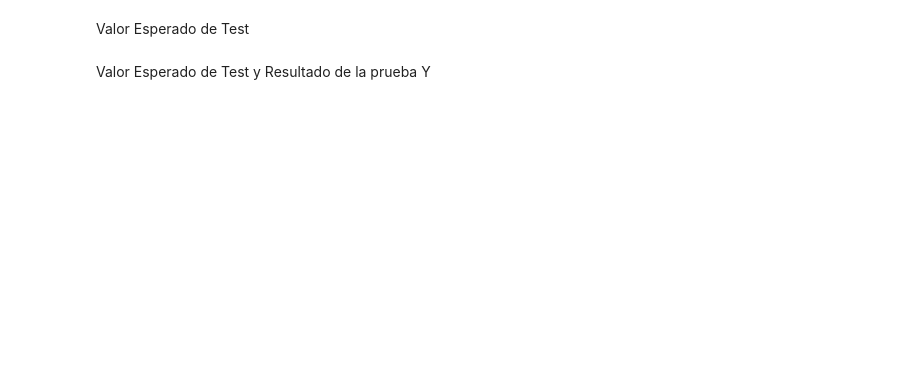
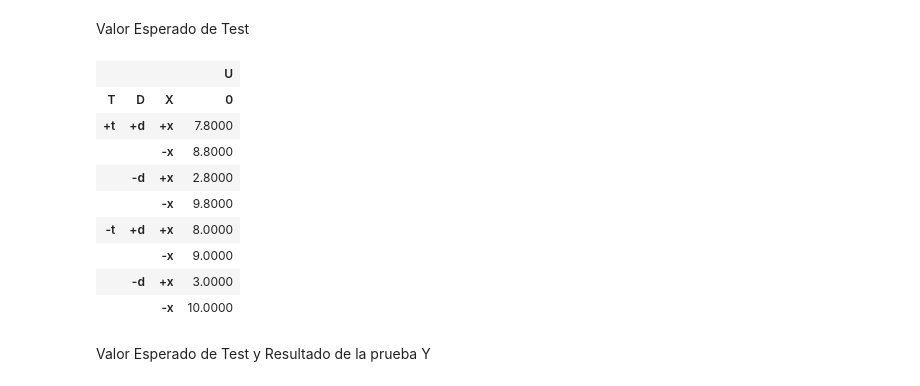
Before and after one commit to sensaur/AM_2_tareas, a Jupyter notebook: Ejercicio_DI_Medico.ipynb, the cells around one changed output. Saved outputs shown, nothing was run; the diff lists cells and outputs as text; code cells hidden in the pictures; blank space fills up the shorter version.

```diff
--- a/Ejercicio_DI_Medico.ipynb
+++ b/Ejercicio_DI_Medico.ipynb
@@ -208,4 +385,20 @@ gnb.showInfluenceDiagram(DI)
 # %% [markdown]
 Valor Esperado de Test
+# %%
+cost = 0.2
+U_DX = [10, 3, 9, 8]
+U_DX = [8-cost, 9-cost, 3-cost, 10-cost, 8,9,3,10]
+DI.utility("U").fillWith(U_DX)
+# %% [output]
+|  |  |  | U |
+| T | D | X | 0 |
+| +t | +d | +x | 7.8000 |
+|  |  | -x | 8.8000 |
+|  | -d | +x | 2.8000 |
+|  |  | -x | 9.8000 |
+| -t | +d | +x | 8.0000 |
+|  |  | -x | 9.0000 |
+|  | -d | +x | 3.0000 |
+|  |  | -x | 10.0000 |
 # %% [markdown]
 Valor Esperado de Test y Resultado de la prueba Y
```
Also changed, not shown: parts of 46 cells of this notebook.
